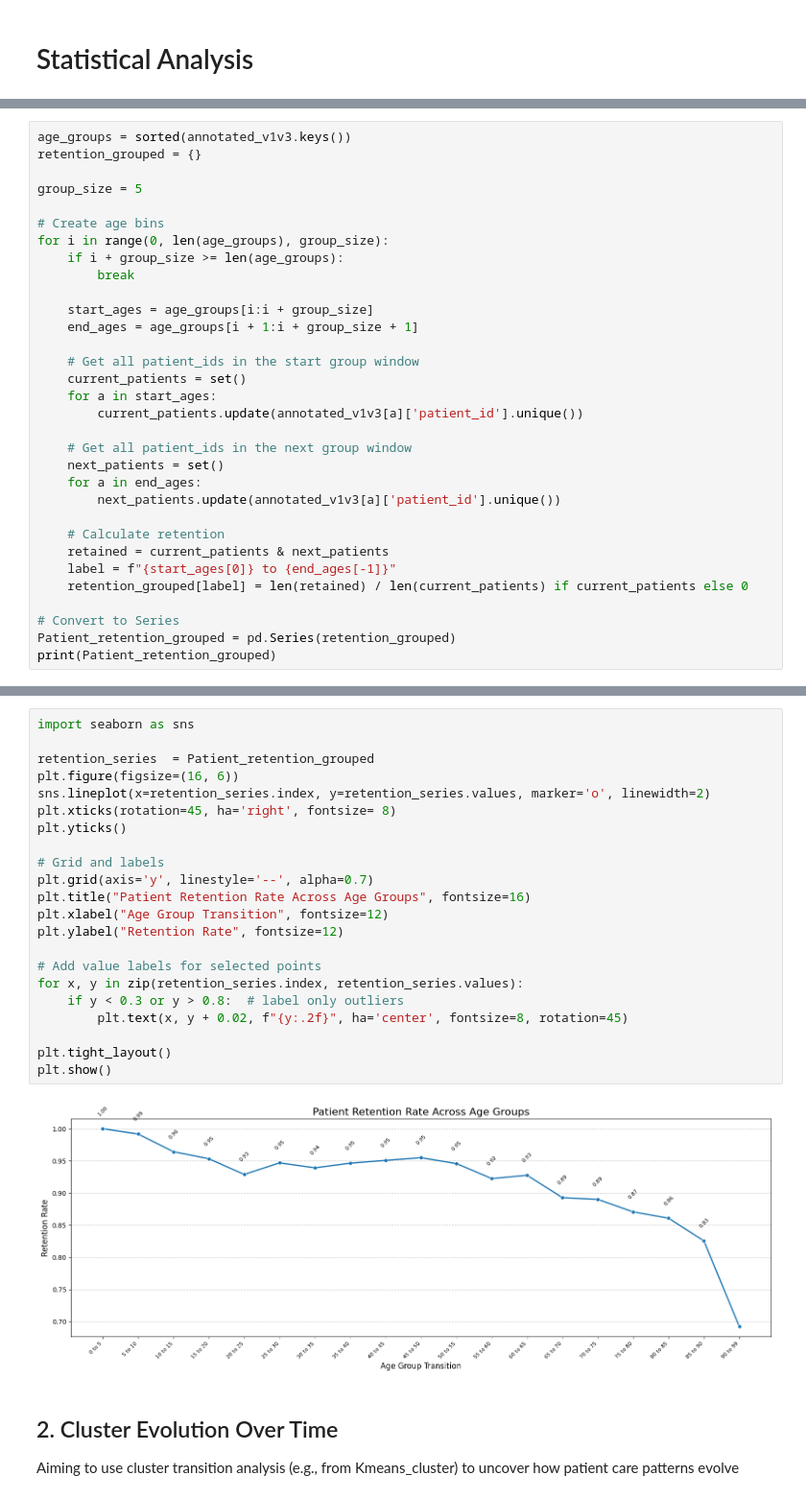
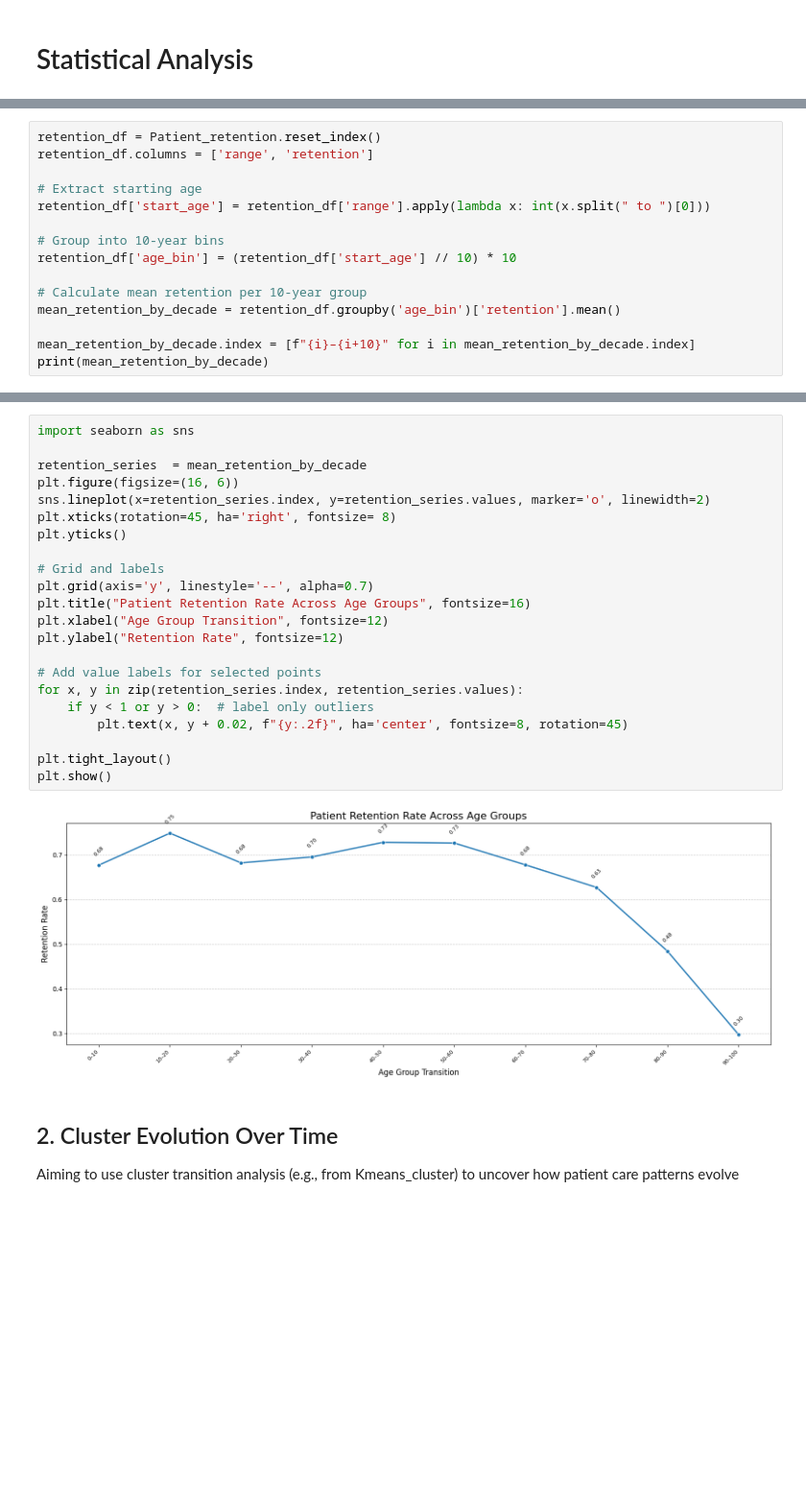
Before and after one commit to Fulankeee/SmilePass, a Jupyter notebook: Recommondation_Trajectory/Statistical_insights_clustering.ipynb, the cells around one changed output, grey strips where cells are left out. Shown at 96% size. Cells and saved outputs as stored; diff of their text form; blank space fills up the shorter version.

```diff
--- a/Recommondation_Trajectory/Statistical_insights_clustering.ipynb
+++ b/Recommondation_Trajectory/Statistical_insights_clustering.ipynb
@@ -146,33 +172,16 @@ Length: 95, dtype: float64
 # %%
-age_groups = sorted(annotated_v1v3.keys())
-retention_grouped = {}
+retention_df = Patient_retention.reset_index()
+retention_df.columns = ['range', 'retention']
 
-group_size = 5
+# Extract starting age
+retention_df['start_age'] = retention_df['range'].apply(lambda x: int(x.split(" to ")[0]))
 
-# Create age bins
-for i in range(0, len(age_groups), group_size):
-    if i + group_size >= len(age_groups):
-        break
+# Group into 10-year bins
+retention_df['age_bin'] = (retention_df['start_age'] // 10) * 10
 
-    start_ages = age_groups[i:i + group_size]
-    end_ages = age_groups[i + 1:i + group_size + 1]
+# Calculate mean retention per 10-year group
+mean_retention_by_decade = retention_df.groupby('age_bin')['retention'].mean()
 
-    # Get all patient_ids in the start group window
-    current_patients = set()
-    for a in start_ages:
-        current_patients.update(annotated_v1v3[a]['patient_id'].unique())
-
-    # Get all patient_ids in the next group window
-    next_patients = set()
-    for a in end_ages:
-        next_patients.update(annotated_v1v3[a]['patient_id'].unique())
-
-    # Calculate retention
-    retained = current_patients & next_patients
-    label = f"{start_ages[0]} to {end_ages[-1]}"
-    retention_grouped[label] = len(retained) / len(current_patients) if current_patients else 0
-
-# Convert to Series
-Patient_retention_grouped = pd.Series(retention_grouped)
-print(Patient_retention_grouped)
+mean_retention_by_decade.index = [f"{i}–{i+10}" for i in mean_retention_by_decade.index]
+print(mean_retention_by_decade)
 # %% [output]
@@ -199,27 +199,27 @@ dtype: float64
 # %%
 import seaborn as sns
 
-retention_series  = Patient_retention_grouped
+retention_series  = mean_retention_by_decade
 plt.figure(figsize=(16, 6))
 sns.lineplot(x=retention_series.index, y=retention_series.values, marker='o', linewidth=2)
 plt.xticks(rotation=45, ha='right', fontsize= 8)
 plt.yticks()
 
 # Grid and labels
 plt.grid(axis='y', linestyle='--', alpha=0.7)
 plt.title("Patient Retention Rate Across Age Groups", fontsize=16)
 plt.xlabel("Age Group Transition", fontsize=12)
 plt.ylabel("Retention Rate", fontsize=12)
 
 # Add value labels for selected points
 for x, y in zip(retention_series.index, retention_series.values):
-    if y < 0.3 or y > 0.8:  # label only outliers
+    if y < 1 or y > 0:  # label only outliers
         plt.text(x, y + 0.02, f"{y:.2f}", ha='center', fontsize=8, rotation=45)
 
 plt.tight_layout()
 plt.show()
 # %% [output]
-[figure, old version]
+[figure, new version]
 # %% [markdown]
 ## 2. Cluster Evolution Over Time
 Aiming to use cluster transition analysis (e.g., from Kmeans_cluster) to uncover how patient care patterns evolve
```
Also changed, not shown: parts of 10 cells of this notebook.
